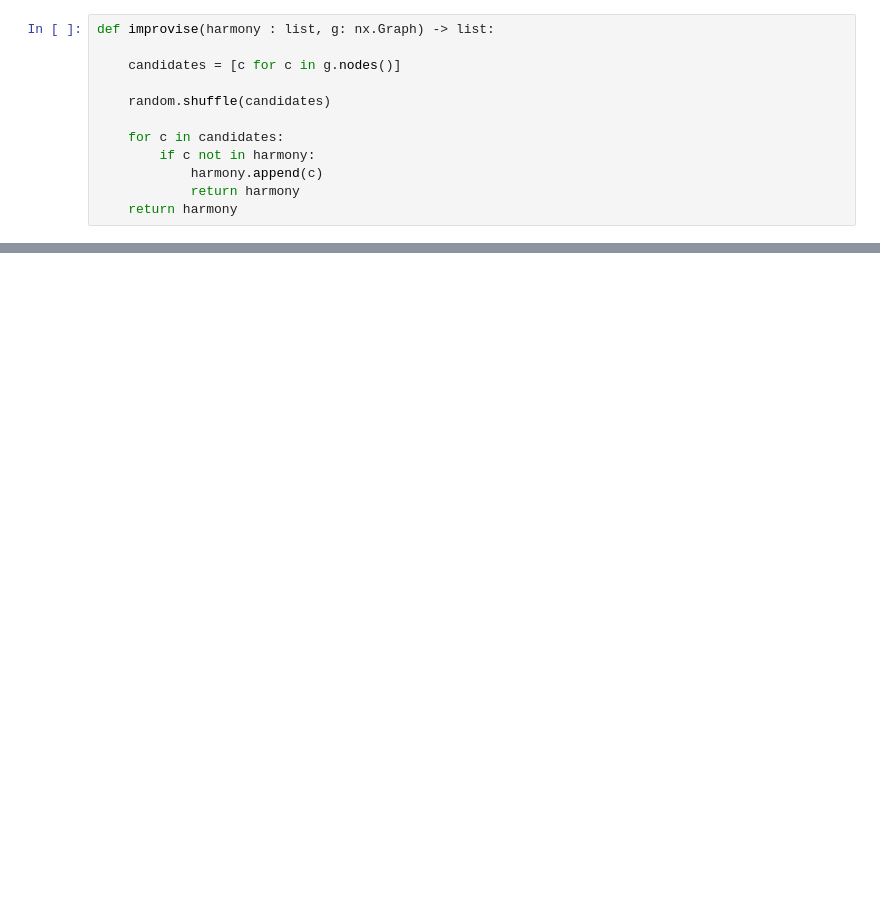
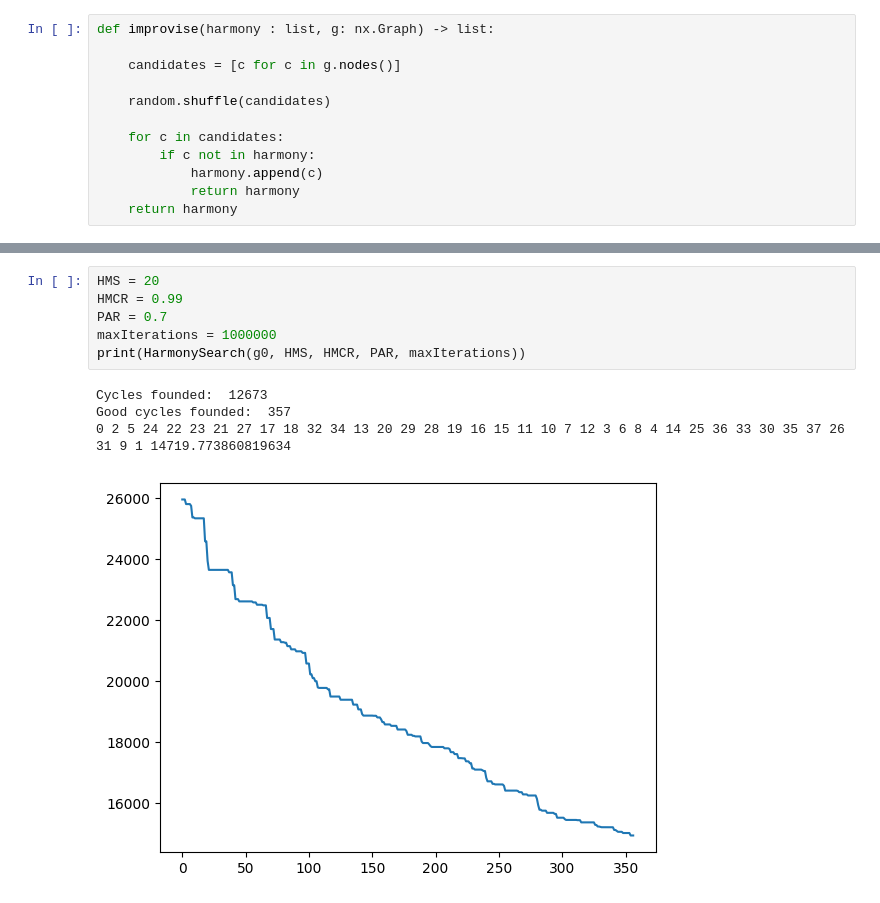
Before and after one commit to acvetkovic/Harmony, a Jupyter notebook: HarmonySearch.ipynb, the cells around one changed output, grey strips where cells are left out. Cells and saved outputs as stored; diff of their text form; blank space fills up the shorter version.

```diff
--- a/HarmonySearch.ipynb
+++ b/HarmonySearch.ipynb
@@ -204,0 +184,11 @@ print(HarmonySearch(g0, hms, rA, rPA, maxIterations))
+# %%
+HMS = 20
+HMCR = 0.99
+PAR = 0.7
+maxIterations = 1000000
+print(HarmonySearch(g0, HMS, HMCR, PAR, maxIterations))
+# %% [output]
+Cycles founded:  12673
+Good cycles founded:  357
+0 2 5 24 22 23 21 27 17 18 32 34 13 20 29 28 19 16 15 11 10 7 12 3 6 8 4 14 25 36 33 30 35 37 26 31 9 1 14719.773860819634
+[figure, added]
```
Also changed, not shown: parts of 10 cells of this notebook, 2 other files.
